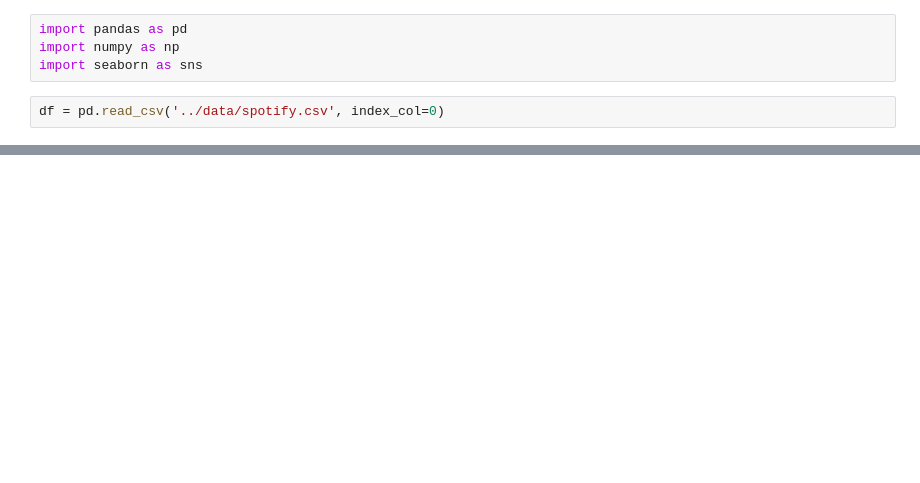
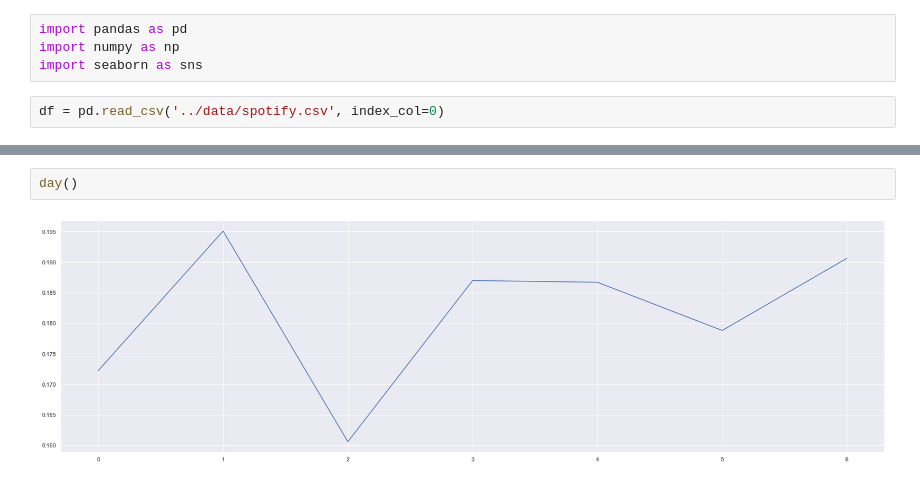
Before and after one commit to obrhubr/radio-scraper, a Jupyter notebook: viz/spotifyviz.ipynb, the cells around one changed output, grey strips where cells are left out. Cells and saved outputs as stored; diff of their text form; blank space fills up the shorter version.

```diff
--- a/viz/spotifyviz.ipynb
+++ b/viz/spotifyviz.ipynb
@@ -26,0 +30,4 @@ sns.lineplot(x=df["date"], y=df["tempo"])
+# %%
+day()
+# %% [output]
+[figure, added]
```
Also changed, not shown: parts of 13 cells of this notebook, 6 other files.
